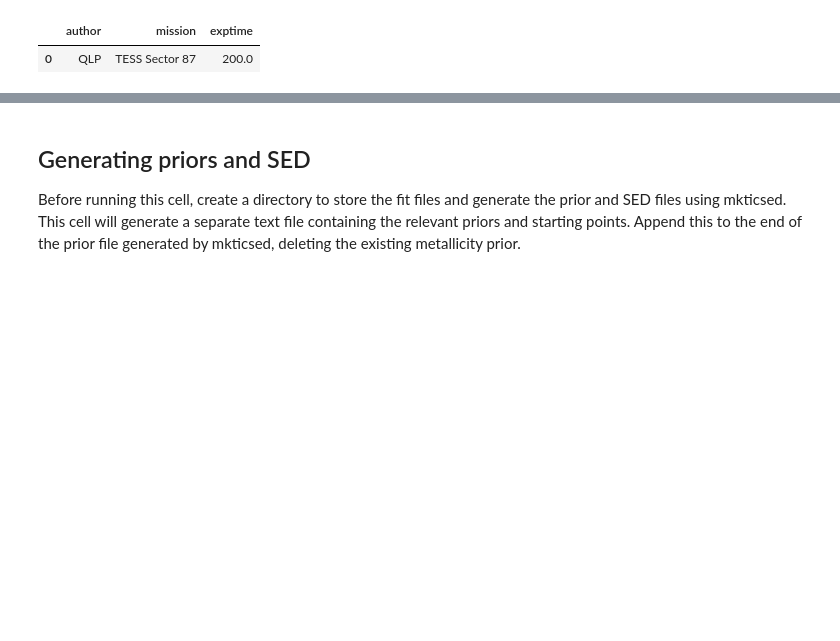
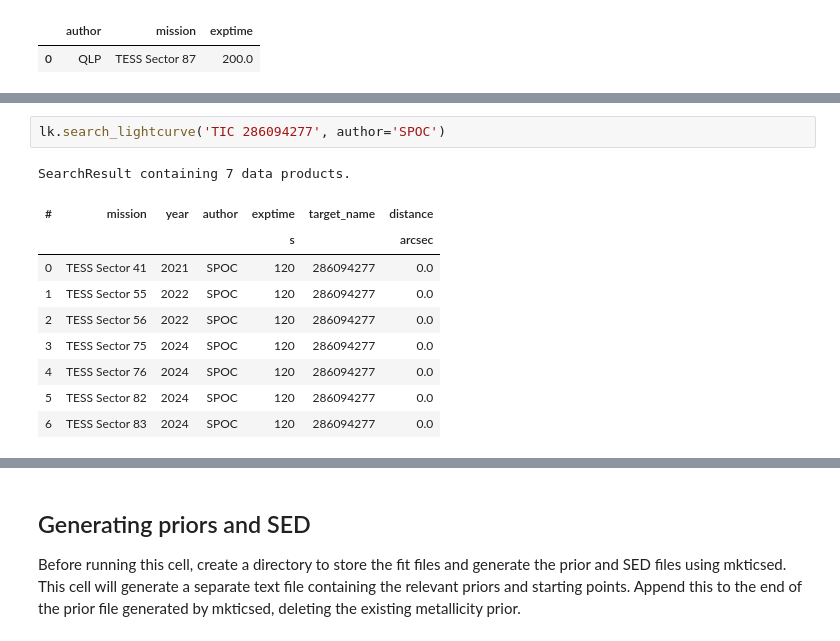
Before and after one commit to jackschulte/exofast_tools, a Jupyter notebook: scripts/setup_fit.ipynb, the cells around one changed output, grey strips where cells are left out. Drawn from its saved outputs; the diff is of its cells as text; blank space fills up the shorter version.

```diff
--- a/scripts/setup_fit.ipynb
+++ b/scripts/setup_fit.ipynb
@@ -83,0 +72,13 @@ Transith depth: 0.016974, RMS: 0.0032, Depth/RMS: 5.376
+# %%
+lk.search_lightcurve('TIC 286094277', author='SPOC')
+# %% [output]
+SearchResult containing 7 data products.
+| # | mission | year | author | exptime | target_name | distance |
+|  |  |  |  | s |  | arcsec |
+| 0 | TESS Sector 41 | 2021 | SPOC | 120 | 286094277 | 0.0 |
+| 1 | TESS Sector 55 | 2022 | SPOC | 120 | 286094277 | 0.0 |
+| 2 | TESS Sector 56 | 2022 | SPOC | 120 | 286094277 | 0.0 |
+| 3 | TESS Sector 75 | 2024 | SPOC | 120 | 286094277 | 0.0 |
+| 4 | TESS Sector 76 | 2024 | SPOC | 120 | 286094277 | 0.0 |
+| 5 | TESS Sector 82 | 2024 | SPOC | 120 | 286094277 | 0.0 |
+| 6 | TESS Sector 83 | 2024 | SPOC | 120 | 286094277 | 0.0 |
```
Also changed, not shown: parts of 2 cells of this notebook, 1 other file.
